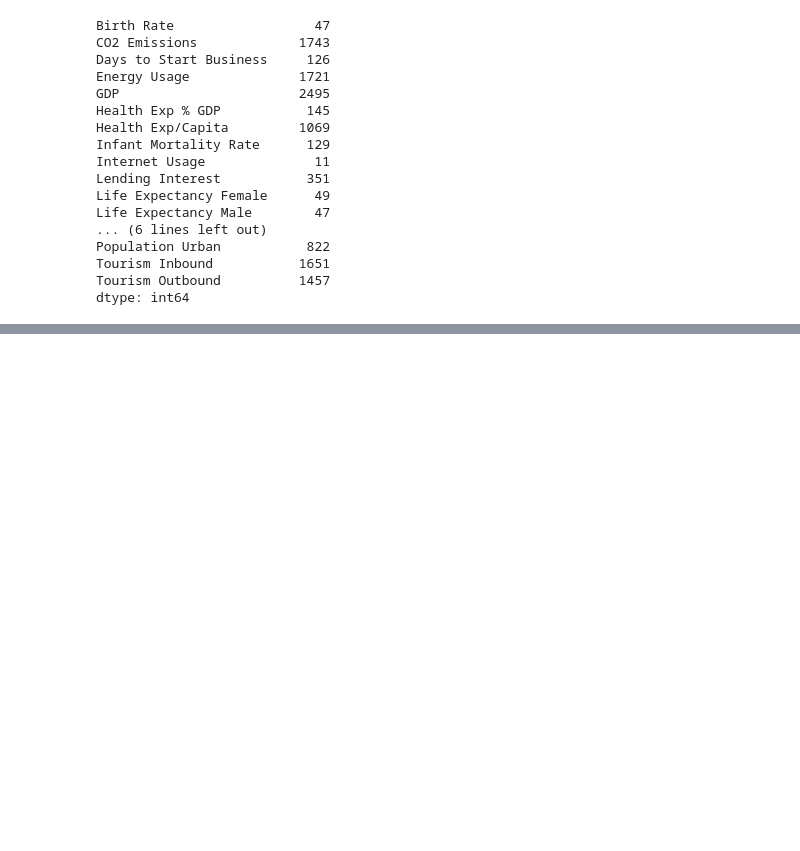
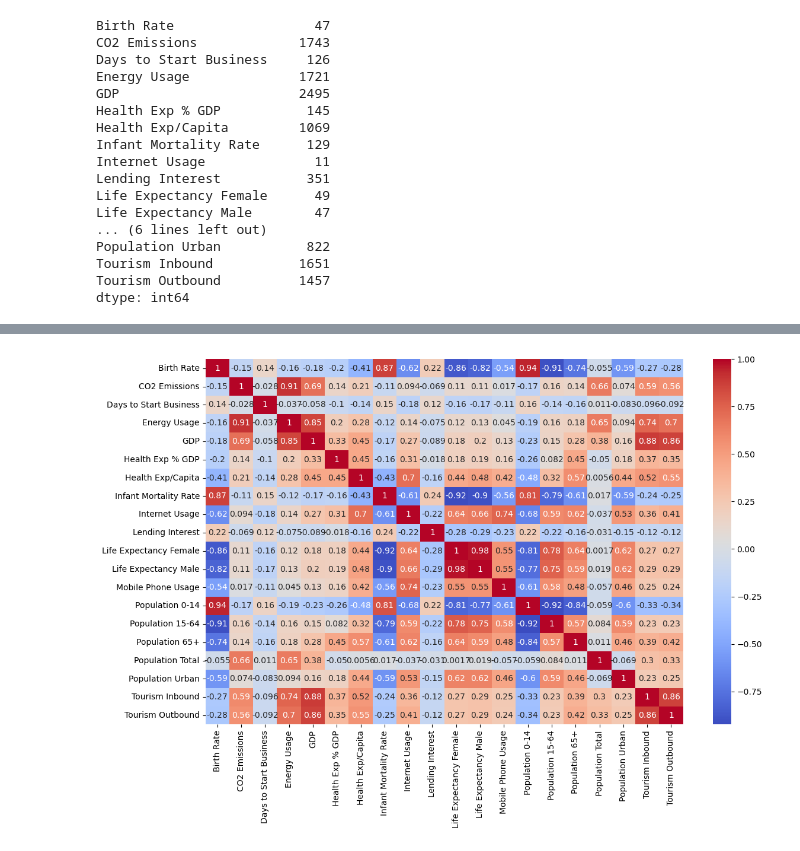
Before and after one commit to amborepraveen8-debug/Global-Development-Clustering, a Jupyter notebook: notebooks/eda.ipynb, the cells around one changed output, grey strips where cells are left out. Cells and saved outputs as stored; diff of their text form; code cells hidden in the pictures; blank space fills up the shorter version.

Commit message:
Completed EDA.
Handled outliers and scaled data properly

```diff
--- a/notebooks/eda.ipynb
+++ b/notebooks/eda.ipynb
@@ -171,3 +162,10 @@ data.duplicated().sum()
 # %%
 import matplotlib.pyplot as plt
 import seaborn as sns
+# %%
+# checking correlation between the features
+plt.figure(figsize=(13,8))
+sns.heatmap(data.corr(), annot=True, cmap='coolwarm')
+plt.show()
+# %% [output]
+[figure, added]
```
Also changed, not shown: parts of 16 cells of this notebook, 1 other file.
